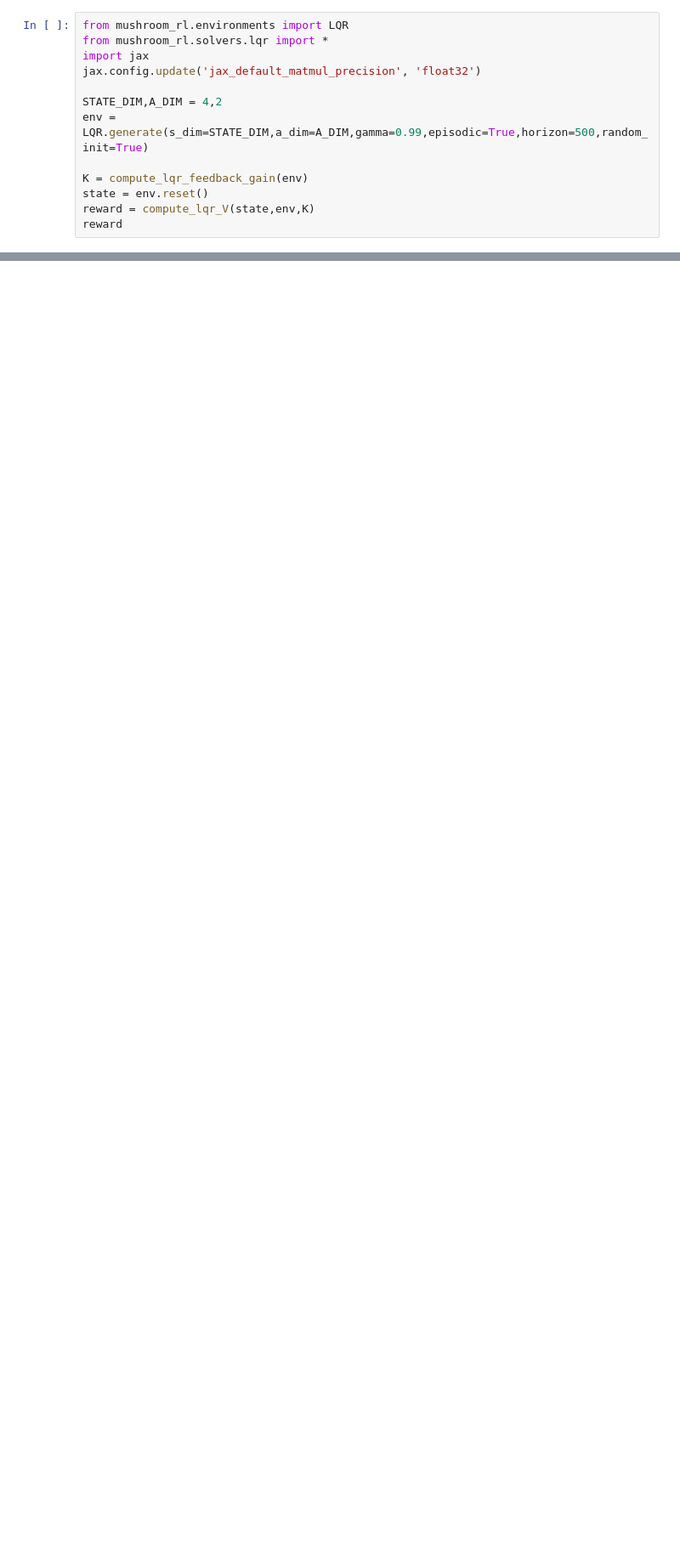
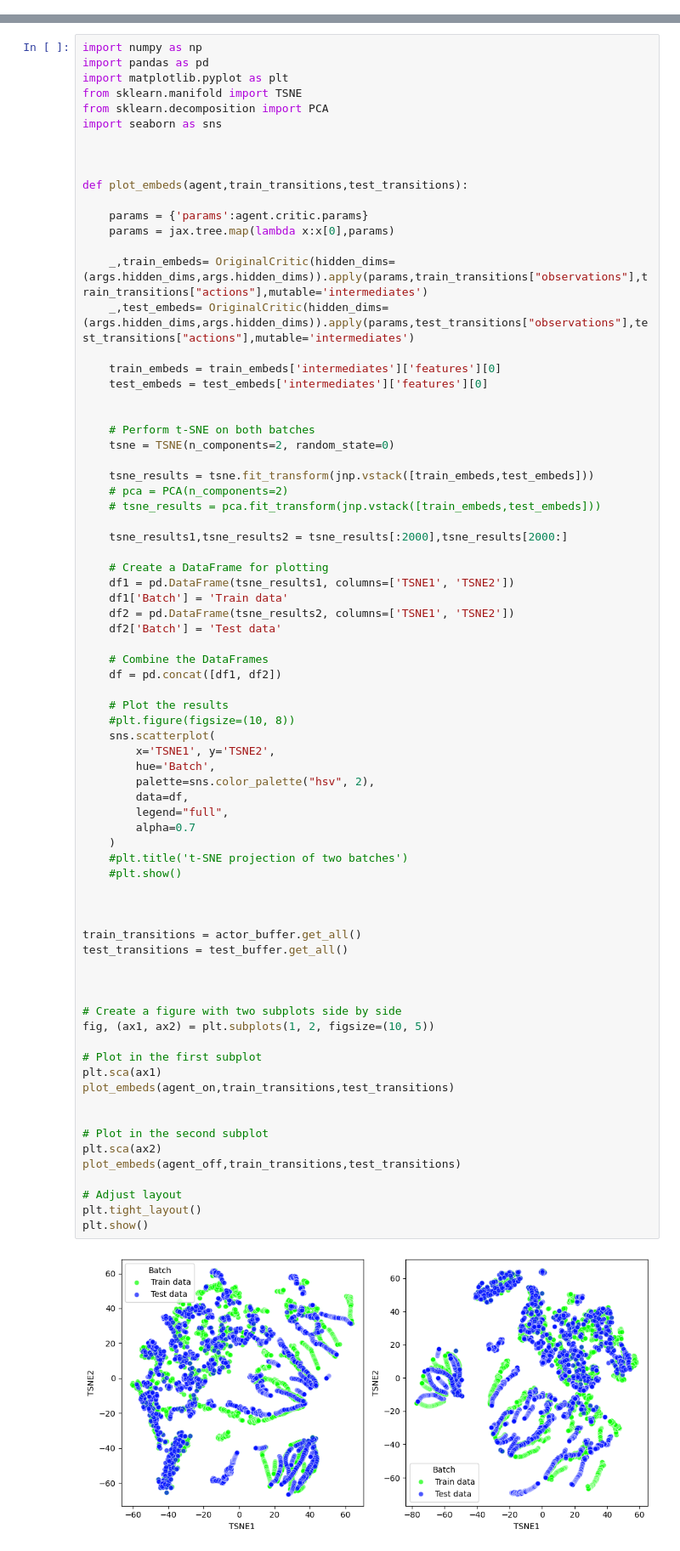
Before and after one commit to kallel-mahdi/supersac, a Jupyter notebook: LQR copy.ipynb, the cells around one changed output, grey strips where cells are left out. Shown at 85% size. Drawn from its saved outputs; the diff is of its cells as text; blank space fills up the shorter version.

```diff
--- a/LQR copy.ipynb
+++ b/LQR copy.ipynb
@@ -1,16 +1,3 @@
-# %%
-from mushroom_rl.environments import LQR
-from mushroom_rl.solvers.lqr import *
-import jax
-jax.config.update('jax_default_matmul_precision', 'float32')
-
-STATE_DIM,A_DIM = 4,2
-env = LQR.generate(s_dim=STATE_DIM,a_dim=A_DIM,gamma=0.99,episodic=True,horizon=500,random_init=True)
-
-K = compute_lqr_feedback_gain(env)
-state = env.reset()
-reward = compute_lqr_V(state,env,K)
-reward
 # %%
 # %%
 
@@ -282,0 +324,77 @@ agent,actor_batch = train(args)
+# %%
+import numpy as np
+import pandas as pd
+import matplotlib.pyplot as plt
+from sklearn.manifold import TSNE
+from sklearn.decomposition import PCA
+import seaborn as sns
+
+
+
+def plot_embeds(agent,train_transitions,test_transitions):
+
+    params = {'params':agent.critic.params}
+    params = jax.tree.map(lambda x:x[0],params)
+
+    _,train_embeds= OriginalCritic(hidden_dims=(args.hidden_dims,args.hidden_dims)).apply(params,train_transitions["observations"],train_transitions["actions"],mutable='intermediates')
+    _,test_embeds= OriginalCritic(hidden_dims=(args.hidden_dims,args.hidden_dims)).apply(params,test_transitions["observations"],test_transitions["actions"],mutable='intermediates')
+
+    train_embeds = train_embeds['intermediates']['features'][0]
+    test_embeds = test_embeds['intermediates']['features'][0]
+
+
+    # Perform t-SNE on both batches
+    tsne = TSNE(n_components=2, random_state=0)
+
+    tsne_results = tsne.fit_transform(jnp.vstack([train_embeds,test_embeds]))
+    # pca = PCA(n_components=2)
+    # tsne_results = pca.fit_transform(jnp.vstack([train_embeds,test_embeds]))
+
+    tsne_results1,tsne_results2 = tsne_results[:2000],tsne_results[2000:]
+
+    # Create a DataFrame for plotting
+    df1 = pd.DataFrame(tsne_results1, columns=['TSNE1', 'TSNE2'])
+    df1['Batch'] = 'Train data'
+    df2 = pd.DataFrame(tsne_results2, columns=['TSNE1', 'TSNE2'])
+    df2['Batch'] = 'Test data'
+
+    # Combine the DataFrames
+    df = pd.concat([df1, df2])
+
+    # Plot the results
+    #plt.figure(figsize=(10, 8))
+    sns.scatterplot(
+        x='TSNE1', y='TSNE2',
+        hue='Batch',
+        palette=sns.color_palette("hsv", 2),
+        data=df,
+        legend="full",
+        alpha=0.7
+    )
+    #plt.title('t-SNE projection of two batches')
+    #plt.show()
+
+
+
+train_transitions = actor_buffer.get_all()
+test_transitions = test_buffer.get_all()
+
+
+
+# Create a figure with two subplots side by side
+fig, (ax1, ax2) = plt.subplots(1, 2, figsize=(10, 5))
+
+# Plot in the first subplot
+plt.sca(ax1)
+plot_embeds(agent_on,train_transitions,test_transitions)
+
+
+# Plot in the second subplot
+plt.sca(ax2)
+plot_embeds(agent_off,train_transitions,test_transitions)
+
+# Adjust layout
+plt.tight_layout()
+plt.show()
+# %% [output]
+[figure, added]
```
Also changed, not shown: parts of 7 cells of this notebook, 8 other files.
